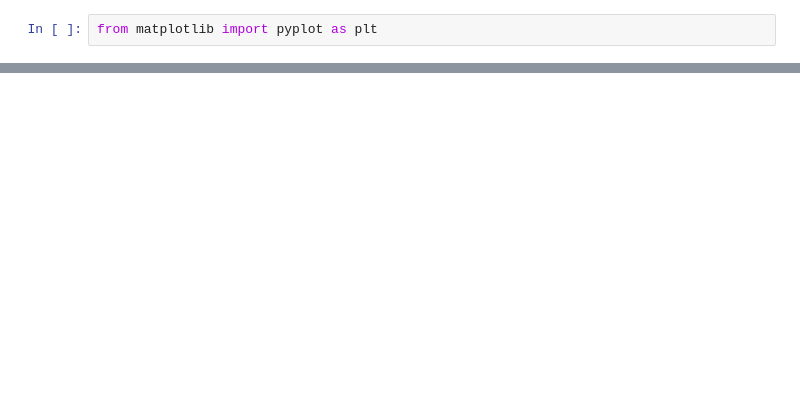
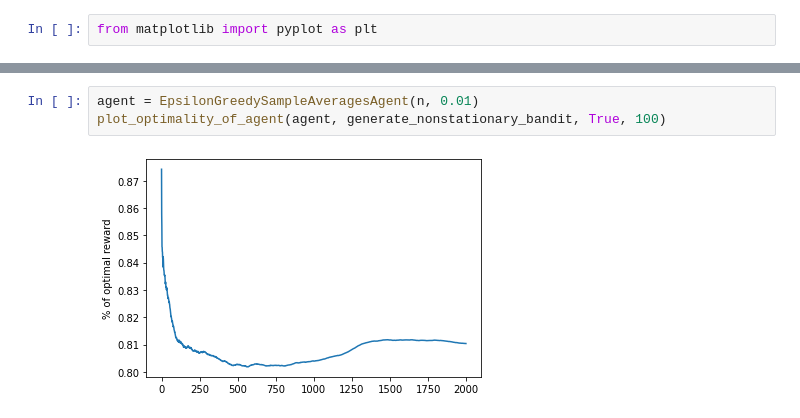
Before and after one commit to jack-michaud/reinforcement-learning, a Jupyter notebook: Bandit-Demo.ipynb, the cells around one changed output, grey strips where cells are left out. Drawn from its saved outputs; the diff is of its cells as text; blank space fills up the shorter version.

```diff
--- a/Bandit-Demo.ipynb
+++ b/Bandit-Demo.ipynb
@@ -40,0 +74,5 @@ plot_optimality_of_agent(agent)
+# %%
+agent = EpsilonGreedySampleAveragesAgent(n, 0.01)
+plot_optimality_of_agent(agent, generate_nonstationary_bandit, True, 100)
+# %% [output]
+[figure, added]
```
Also changed, not shown: parts of 11 cells of this notebook.
